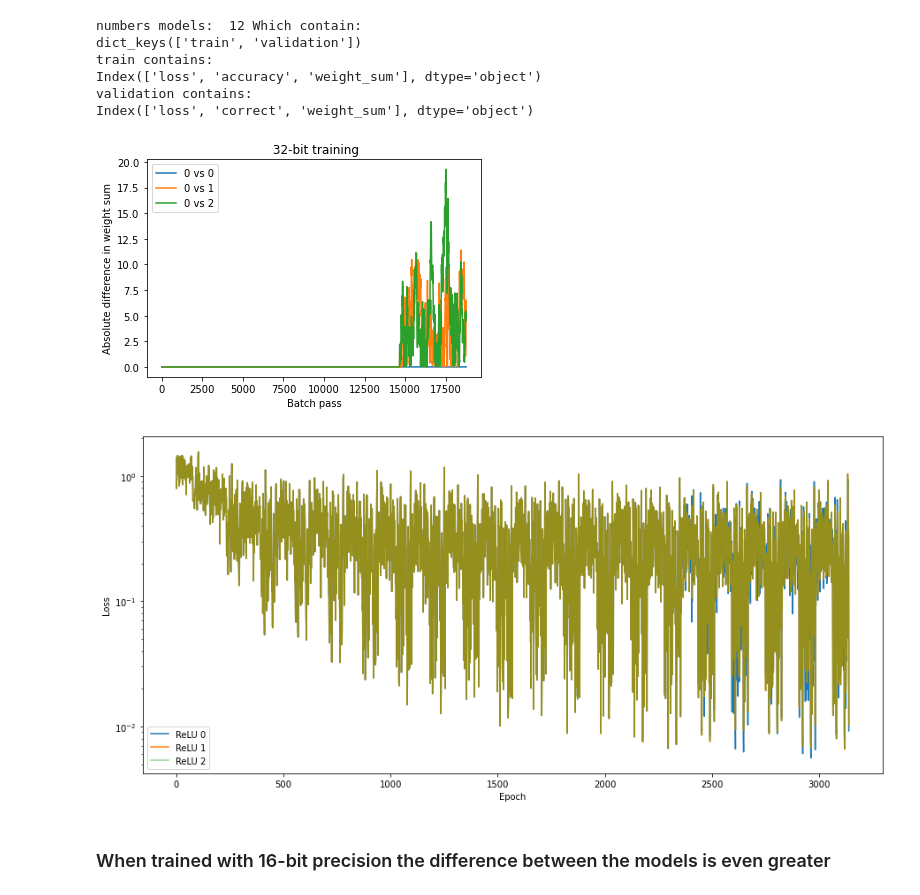
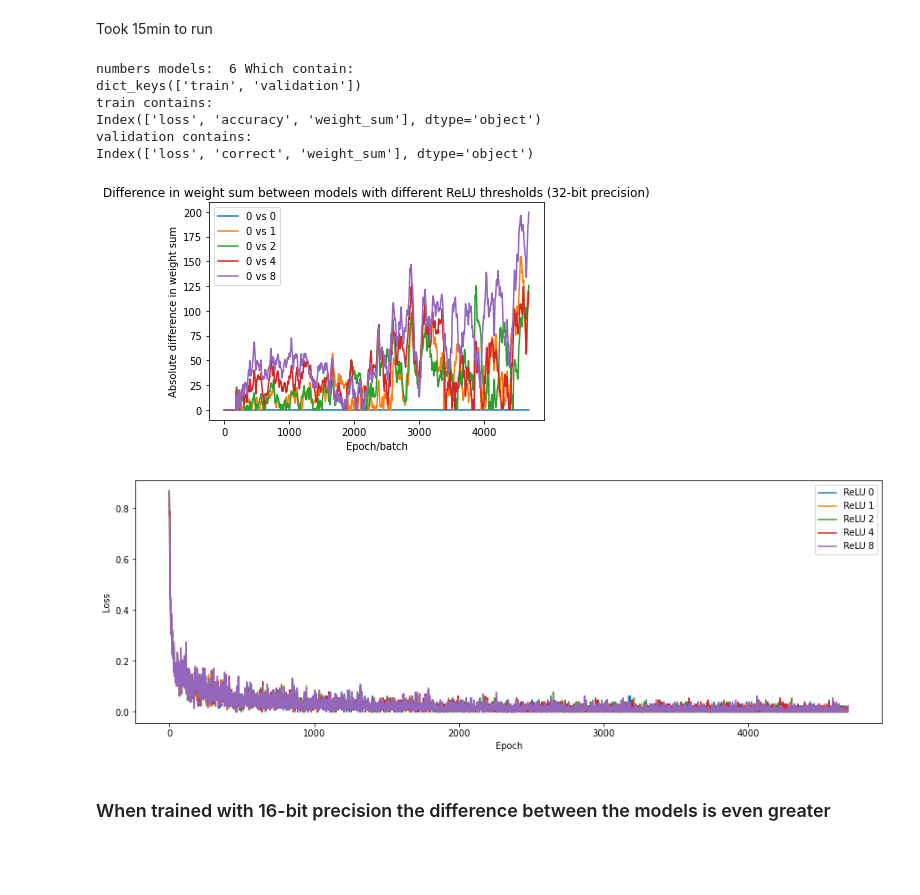
Before and after one commit to CS-433/ml-project-2-ristrettolearning-2, a Jupyter notebook: notebooks/fully_connected_experiment.ipynb, the cells around one changed output. Cells and saved outputs as stored; diff of their text form; code cells hidden in the pictures; blank space fills up the shorter version.

Commit message:
Continued with experiments
Added the graphs and experiments with fully connected

```diff
--- a/notebooks/fully_connected_experiment.ipynb
+++ b/notebooks/fully_connected_experiment.ipynb
@@ -15,3 +17,5 @@ import numpy as np
 # set pytorch precision
 torch.set_default_tensor_type(torch.FloatTensor)
 torch.set_default_dtype(torch.float32)
+# activate
+ra.ReLUFunction.print_when_zero = True
@@ -124,0 +71,13 @@ tensor([ 0.0000,  0.0000,  0.0000,  ...,  1.4536, 36.4213, -7.0217],
+# %%
+models_32 = model_32 + new_models
+
+# activate
+ra.ReLUFunction.print_when_zero = True
+
+epochs = 10
+metrics_32 = ru.train_multiple_models(
+    models_32,
+    ru.default.DATA_LOADERS['MNIST'],
+    epochs=epochs,
+    metrics_fn=lambda m, p, y: {"weight_sum": ru.get_weight_sum(m)}
+)
@@ -125,3 +102,5 @@ tensor([ 0.0000,  0.0000,  0.0000,  ...,  1.4536, 36.4213, -7.0217],
+# %% [markdown]
+Took 15min to run
 # %%
 import pickle
 
@@ -147,43 +117,46 @@ metrics = ru.train_multiple_models(
 # %%
-print("numbers models: ",len(metrics),"Which contain: ")
-print(metrics[0].keys())
+
+print("numbers models: ",len(metrics_32),"Which contain: ")
+print(metrics_32[0].keys())
 print('train contains: ')
-print(metrics[0]['train'].keys())
+print(metrics_32[0]['train'].keys())
 print('validation contains: ')
-print(metrics[0]['validation'].keys())
+print(metrics_32[0]['validation'].keys())
 # %% [output]
-numbers models:  12 Which contain:
+numbers models:  6 Which contain:
 dict_keys(['train', 'validation'])
 train contains:
 Index(['loss', 'accuracy', 'weight_sum'], dtype='object')
 validation contains:
 Index(['loss', 'correct', 'weight_sum'], dtype='object')
 # %%
-import matplotlib.pyplot as plt
-
 diff = pd.DataFrame({
-    "0 vs 0": np.abs(metrics[0]["train"]['weight_sum'] - metrics[0]["train"]['weight_sum']),
-    "0 vs 1": np.abs(metrics[0]["train"]['weight_sum'] - metrics[4]["train"]['weight_sum']),
-    "0 vs 2": np.abs(metrics[0]["train"]['weight_sum'] - metrics[8]["train"]['weight_sum']),
+    "0 vs 0": np.abs(metrics_32[0]["train"]['weight_sum'] - metrics_32[1]["train"]['weight_sum']),
+    "0 vs 1": np.abs(metrics_32[0]["train"]['weight_sum'] - metrics_32[2]["train"]['weight_sum']),
+    "0 vs 2": np.abs(metrics_32[0]["train"]['weight_sum'] - metrics_32[3]["train"]['weight_sum']),
+    "0 vs 4": np.abs(metrics_32[0]["train"]['weight_sum'] - metrics_32[4]["train"]['weight_sum']),
+    "0 vs 8": np.abs(metrics_32[0]["train"]['weight_sum'] - metrics_32[5]["train"]['weight_sum'])
 })
-
-sns.lineplot(data=diff, dashes=False);
-plt.title(" 32-bit training")
-plt.xlabel("Batch pass")
-plt.ylabel("Absolute difference in weight sum");
+sns.lineplot(data=diff, dashes=False)
+plt.xlabel("Epoch/batch")
+plt.ylabel("Absolute difference in weight sum")
+plt.title("Difference in weight sum between models with different ReLU thresholds (32-bit precision)");
 # %% [output]
-[figure, old version]
+[figure, new version]
 # %%
-fig = plt.figure(figsize=(15, 7))
-plt.plot(metrics[0]["validation"]['loss'], label='ReLU 0')
-plt.plot(metrics[4]["validation"]['loss'], label='ReLU 1')
-plt.plot(metrics[4]["validation"]['loss'], label='ReLU 2', alpha = 0.5)
+fig = plt.figure(figsize=(15,5))
+plt.plot(1-metrics_32[1]["train"]['accuracy'], label='ReLU 0')
+plt.plot(1-metrics_32[2]["train"]['accuracy'], label='ReLU 1')
+plt.plot(1-metrics_32[3]["train"]['accuracy'], label='ReLU 2')
+plt.plot(1-metrics_32[4]["train"]['accuracy'], label='ReLU 4')
+plt.plot(1-metrics_32[5]["train"]['accuracy'], label='ReLU 8')
+#plt.plot(metrics[1]["validation"]['loss'], label='ReLU 2', alpha = 0.5)
 plt.ylabel('Loss')
 plt.xlabel('Epoch')
 plt.legend()
-plt.yscale('log')
+plt.show()
 # %% [output]
-[figure, old version]
+[figure, new version]
 # %% [markdown]
 ### When trained with 16-bit precision the difference between the models is even greater
 # %%
```
Also changed, not shown: parts of 16 cells of this notebook, 4 other files.
